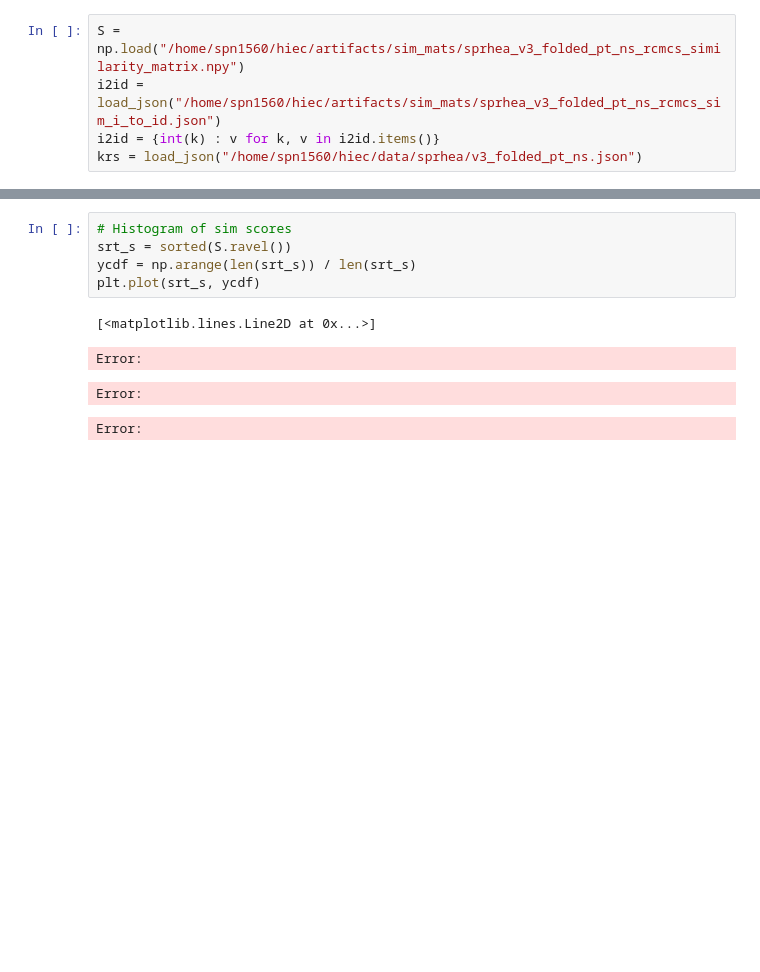
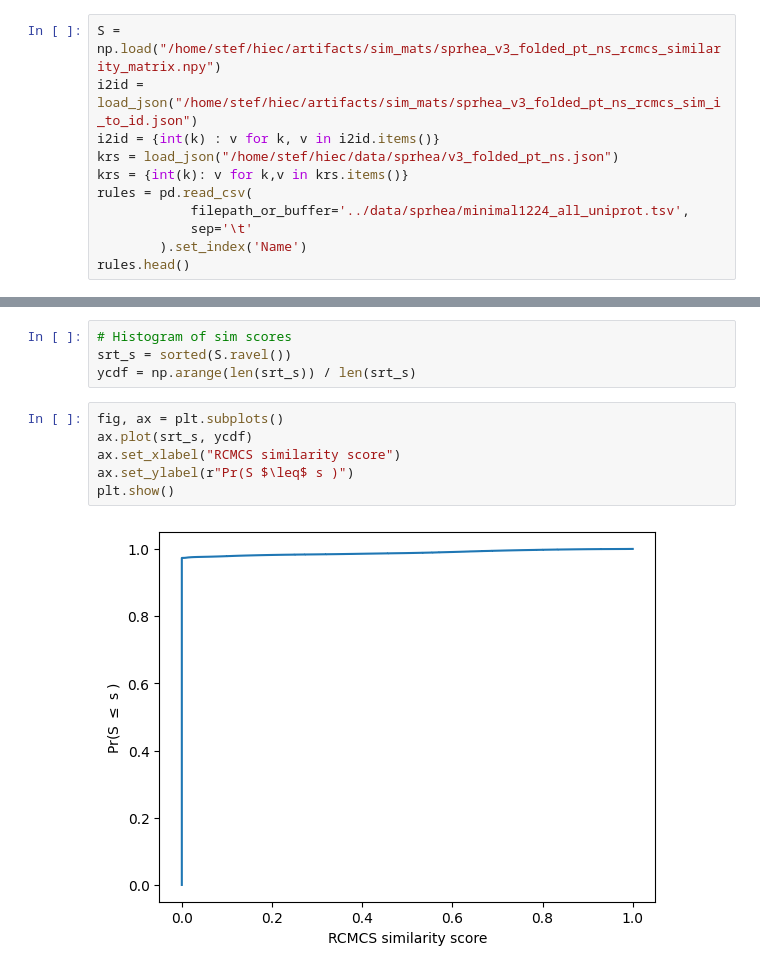
Before and after one commit to stefanpate/rcgnn, a Jupyter notebook: notebooks/illustrative_figures_research_update_240813.ipynb, the cells around one changed output, grey strips where cells are left out. Drawn from its saved outputs; the diff is of its cells as text; blank space fills up the shorter version.

```diff
--- a/notebooks/illustrative_figures_research_update_240813.ipynb
+++ b/notebooks/illustrative_figures_research_update_240813.ipynb
@@ -5,5 +26,11 @@ from src.utils import load_json
 # %%
-S = np.load("/home/spn1560/hiec/artifacts/sim_mats/sprhea_v3_folded_pt_ns_rcmcs_similarity_matrix.npy")
-i2id = load_json("/home/spn1560/hiec/artifacts/sim_mats/sprhea_v3_folded_pt_ns_rcmcs_sim_i_to_id.json")
+S = np.load("/home/stef/hiec/artifacts/sim_mats/sprhea_v3_folded_pt_ns_rcmcs_similarity_matrix.npy")
+i2id = load_json("/home/stef/hiec/artifacts/sim_mats/sprhea_v3_folded_pt_ns_rcmcs_sim_i_to_id.json")
 i2id = {int(k) : v for k, v in i2id.items()}
-krs = load_json("/home/spn1560/hiec/data/sprhea/v3_folded_pt_ns.json")
+krs = load_json("/home/stef/hiec/data/sprhea/v3_folded_pt_ns.json")
+krs = {int(k): v for k,v in krs.items()}
+rules = pd.read_csv(
+            filepath_or_buffer='../data/sprhea/minimal1224_all_uniprot.tsv',
+            sep='\t'
+        ).set_index('Name')
+rules.head()
@@ -11,9 +46,11 @@ krs = load_json("/home/spn1560/hiec/data/sprhea/v3_folded_pt_ns.json")
 # Histogram of sim scores
 srt_s = sorted(S.ravel())
 ycdf = np.arange(len(srt_s)) / len(srt_s)
-plt.plot(srt_s, ycdf)
-# %% [output]
-[<matplotlib.lines.Line2D at 0x...>]
-Error:
-Error:
-Error:
+# %%
+fig, ax = plt.subplots()
+ax.plot(srt_s, ycdf)
+ax.set_xlabel("RCMCS similarity score")
+ax.set_ylabel(r"Pr(S $\leq$ s )")
+plt.show()
+# %% [output]
+[figure, added]
```
Also changed, not shown: parts of 27 cells of this notebook, 16 other files.
